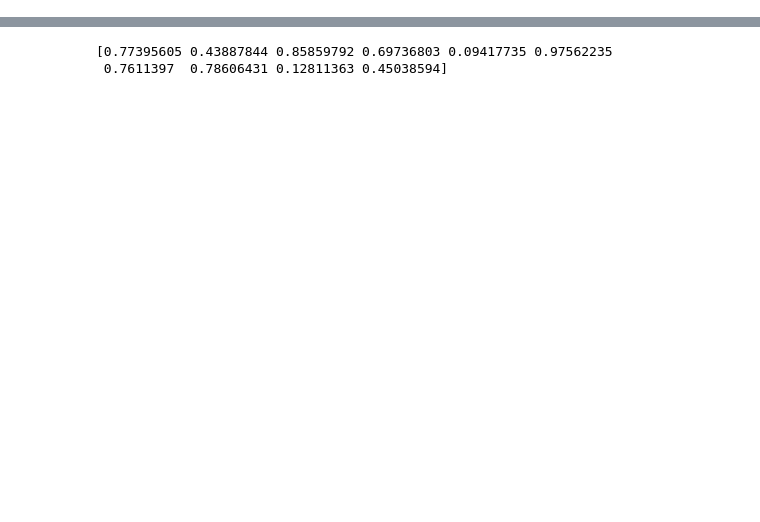
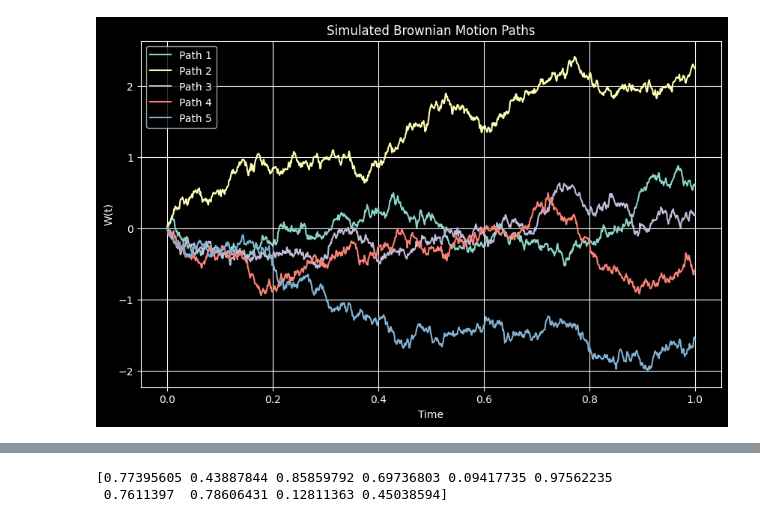
Before and after one commit to julihocc/itesm-ma2008b-notes, a Jupyter notebook: module-01/complementary/module-01.ipynb, the cells around one changed output, grey strips where cells are left out. Drawn from its saved outputs; the diff is of its cells as text; code cells hidden in the pictures; blank space fills up the shorter version.

```diff
--- a/module-01/complementary/module-01.ipynb
+++ b/module-01/complementary/module-01.ipynb
@@ -66,0 +112,32 @@ In the following sections, we cover:
+# %%
+import numpy as np
+import matplotlib.pyplot as plt
+
+# Parameters
+T = 1.0      # Total time
+N = 1000     # Number of time steps
+dt = T / N   # Time step size
+n_paths = 5  # Number of paths to simulate
+
+# Time vector
+time = np.linspace(0, T, N + 1)
+
+# Simulate Brownian motion paths
+np.random.seed(42)  # For reproducibility
+W = np.zeros((n_paths, N + 1))
+for i in range(n_paths):
+    increments = np.random.normal(loc=0.0, scale=np.sqrt(dt), size=N)
+    W[i, 1:] = np.cumsum(increments)
+
+# Plot the simulated paths
+plt.figure(figsize=(10, 6))
+for i in range(n_paths):
+    plt.plot(time, W[i], label=f"Path {i + 1}")
+plt.title("Simulated Brownian Motion Paths")
+plt.xlabel("Time")
+plt.ylabel("W(t)")
+plt.grid(True)
+plt.legend()
+plt.show()
+# %% [output]
+[figure, added]
```
Also changed, not shown: parts of 25 cells of this notebook, 3 other files.
